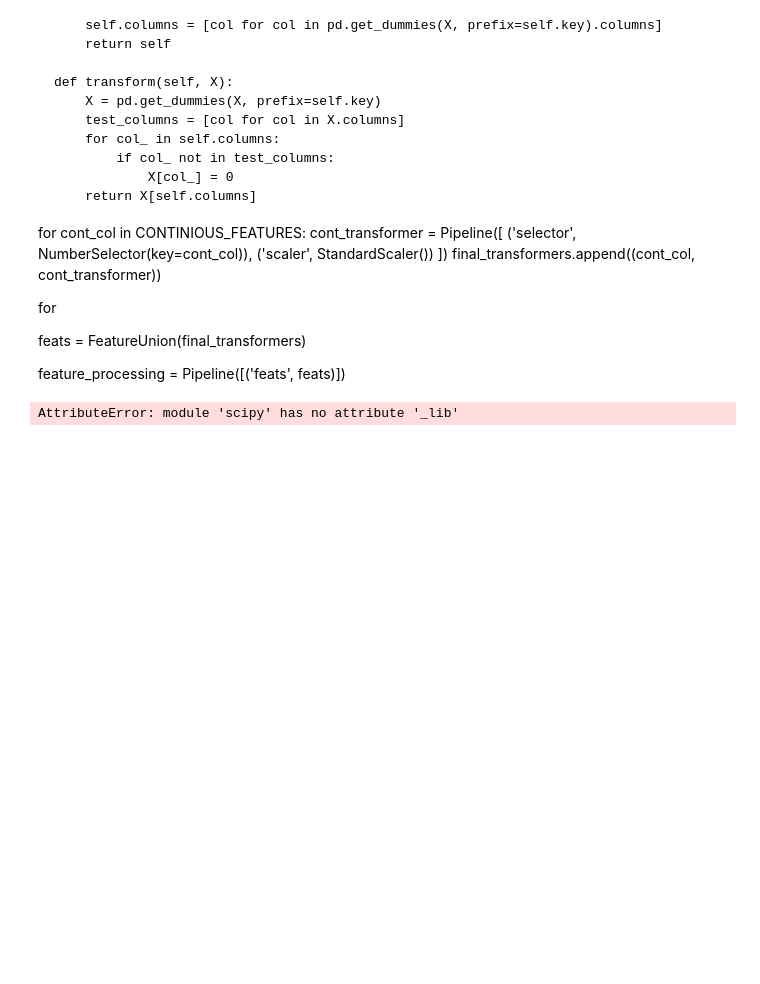
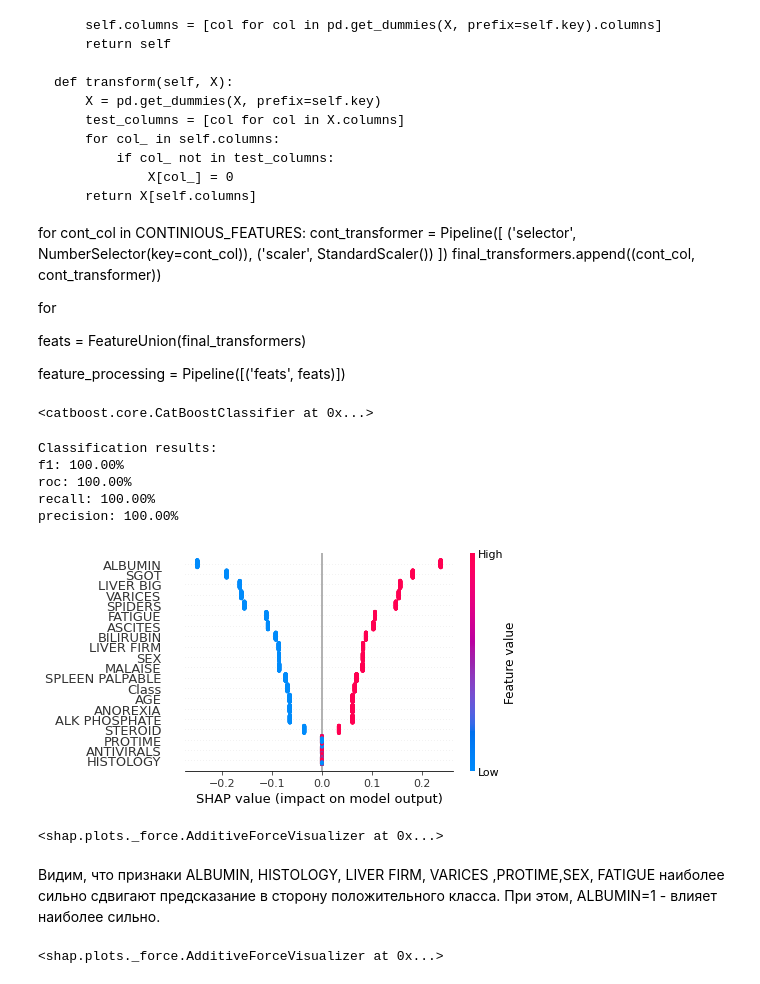
Before and after one commit to mariakalugina/DataScienceLIb, a Jupyter notebook: lesson 7/webinar7_hw_1.ipynb, the cells around one changed output. Saved outputs shown, nothing was run; the diff lists cells and outputs as text; code cells hidden in the pictures; blank space fills up the shorter version.

```diff
--- a/lesson 7/webinar7_hw_1.ipynb
+++ b/lesson 7/webinar7_hw_1.ipynb
@@ -315,15 +324,17 @@ feats = FeatureUnion(final_transformers)
 feature_processing = Pipeline([('feats', feats)])
 # %%
 from sklearn.model_selection import train_test_split
-
-X_train, x_test, Y_train, y_test = train_test_split(df, test_size=0.2,shuffle=True,\
-                                                    stratify=df['Class'], random_state=12)
+X = df.drop('Class', 1)
+y = df['Class']
+X_train, X_test, y_train, y_test = train_test_split(X,y, test_size=0.2,shuffle=True, \
+                                                    random_state=12)
-# %% [output]
-AttributeError: module 'scipy' has no attribute '_lib'
 # %%
 import catboost as ctb
 
-model = ctb.CatBoostClassifier(iterations=100,\
-                                    max_depth=5, silent = True, random_state=21,\
-                                     eval_metric = 'F1')#,\
-                                     #reg_lambda=2)
+model = ctb.CatBoostClassifier(silent = True, random_state=21,\
+                                     eval_metric = 'F1',\
+                                     reg_lambda=2)
+# %%
+model.fit(X_train, y_train)
+# %% [output]
+<catboost.core.CatBoostClassifier at 0x...>
@@ -329,0 +343,32 @@ model = ctb.CatBoostClassifier(iterations=100,\
+# %%
+from sklearn.metrics import recall_score, precision_score, roc_auc_score, accuracy_score, f1_score
+
+def evaluate_results(y_test, y_predict):
+    print('Classification results:')
+    f1 = f1_score(y_test, y_predict)
+    print("f1: %.2f%%" % (f1 * 100.0))
+    roc = roc_auc_score(y_test, y_predict)
+    print("roc: %.2f%%" % (roc * 100.0))
+    rec = recall_score(y_test, y_predict, average='binary')
+    print("recall: %.2f%%" % (rec * 100.0))
+    prc = precision_score(y_test, y_predict, average='binary')
+    print("precision: %.2f%%" % (prc * 100.0))
+    return prc*100, rec*100, roc*100, f1*100
+
+
+prc_1, rec_1, roc_1, f1_1 = evaluate_results(y_test, y_predict)
+# %% [output]
+Classification results:
+f1: 100.00%
+roc: 100.00%
+recall: 100.00%
+precision: 100.00%
+# %%
+explainer = shap.TreeExplainer(model)
+shap_test = explainer.shap_values(df)
+shap.summary_plot(shap_test, df, max_display=20, plot_size=None)
+
+# visualize the first prediction's explanation (use matplotlib=True to avoid Javascript)
+#shap.force_plot(explainer.expected_value, matplotlib=True, shap_values[0,:], , X_train.iloc[0,:])
+# %% [output]
+[figure, added]
@@ -329,0 +378,13 @@ model = ctb.CatBoostClassifier(iterations=100,\
+# %%
+# visualize the first prediction's explanation (use matplotlib=True to avoid Javascript)
+shap.force_plot(explainer.expected_value, shap_values[num-1,:], X_train.iloc[num-1,:])
+# %% [output]
+<shap.plots._force.AdditiveForceVisualizer at 0x...>
+# %% [markdown]
+Видим, что признаки ALBUMIN, HISTOLOGY, LIVER FIRM, VARICES ,PROTIME,SEX, FATIGUE наиболее сильно сдвигают предсказание в сторону положительного класса. При этом, ALBUMIN=1 - влияет наиболее сильно.
+# %%
+num_2=10
+# visualize the first prediction's explanation (use matplotlib=True to avoid Javascript)
+shap.force_plot(explainer.expected_value, shap_values[num_2-1,:], X_train.iloc[num_2-1,:])
+# %% [output]
+<shap.plots._force.AdditiveForceVisualizer at 0x...>
```
Also changed, not shown: parts of 11 cells of this notebook, 1 other file.
